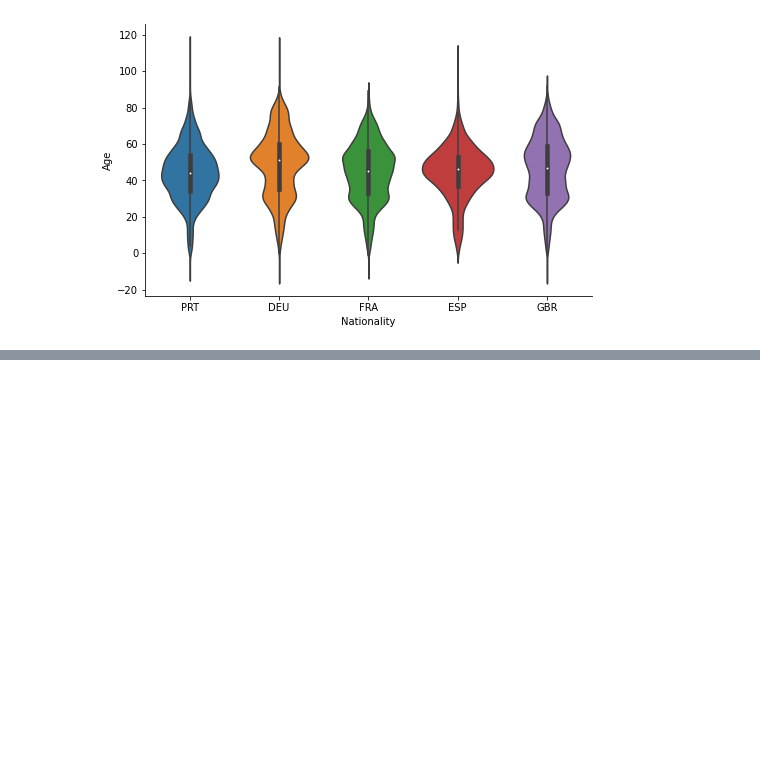
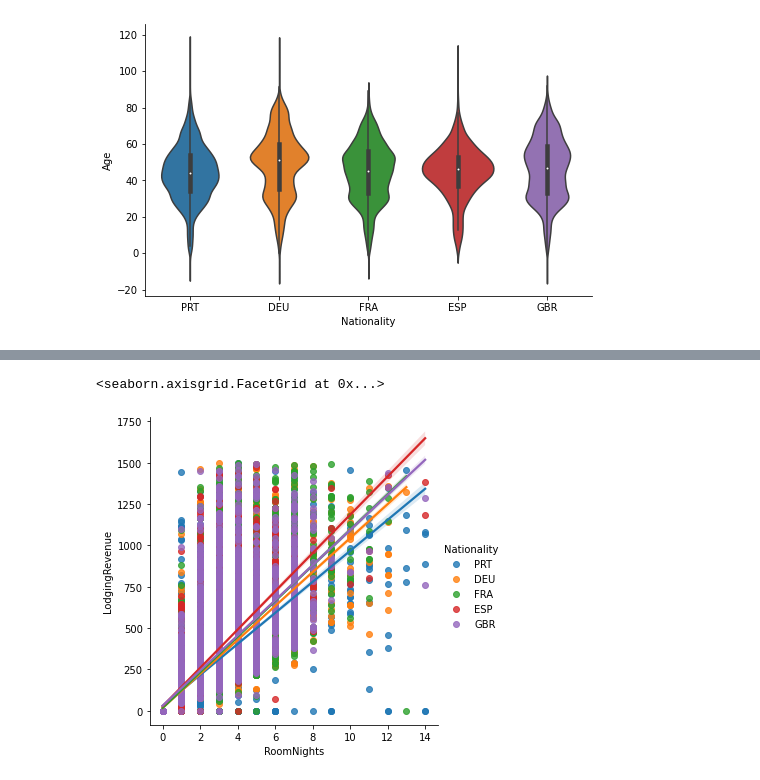
Before and after one commit to naruhikohama/dataviz-python, a Jupyter notebook: Seaborn/seaborn_assignments.ipynb, the cells around one changed output, grey strips where cells are left out. Drawn from its saved outputs; the diff is of its cells as text; code cells hidden in the pictures; blank space fills up the shorter version.

```diff
--- a/Seaborn/seaborn_assignments.ipynb
+++ b/Seaborn/seaborn_assignments.ipynb
@@ -94,0 +115,10 @@ plt.show()
+# %%
+sns.lmplot(
+    data = top5_countries.query('LodgingRevenue < 1500 and RoomNights < 15'),
+    x = 'RoomNights',
+    y = 'LodgingRevenue',
+    hue = 'Nationality'
+)
+# %% [output]
+<seaborn.axisgrid.FacetGrid at 0x...>
+[figure, added]
```
Also changed, not shown: parts of 5 cells of this notebook.
